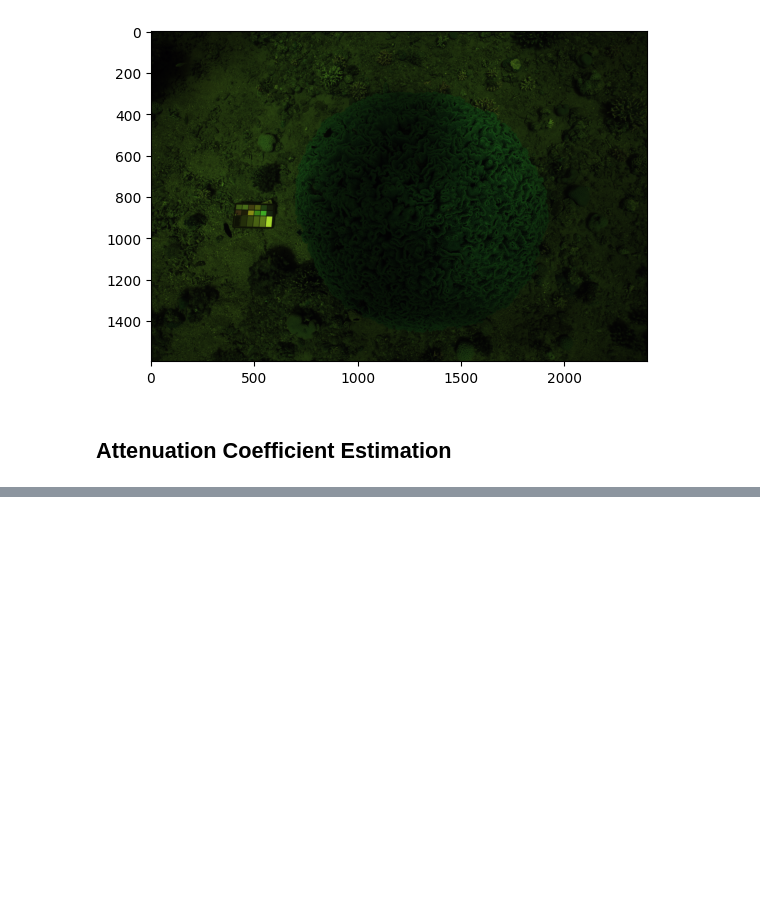
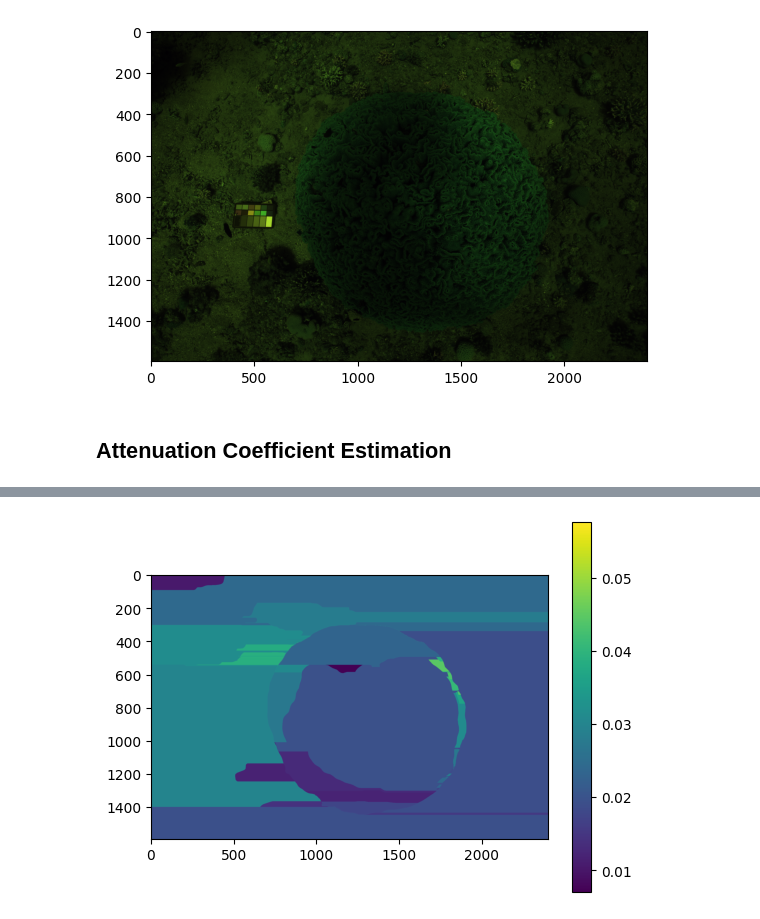
Before and after one commit to UCSD-E4E/pySeaThruDev, a Jupyter notebook: crutchfield_implementation.ipynb, the cells around one changed output, grey strips where cells are left out. Drawn from its saved outputs; the diff is of its cells as text; code cells hidden in the pictures; blank space fills up the shorter version.

```diff
--- a/crutchfield_implementation.ipynb
+++ b/crutchfield_implementation.ipynb
@@ -294,0 +352,4 @@ KeyboardInterrupt:
+# %%
+imshow(a_prime[:, :, 2])
+# %% [output]
+[figure, added]
```
Also changed, not shown: parts of 12 cells of this notebook, 2 other files.
